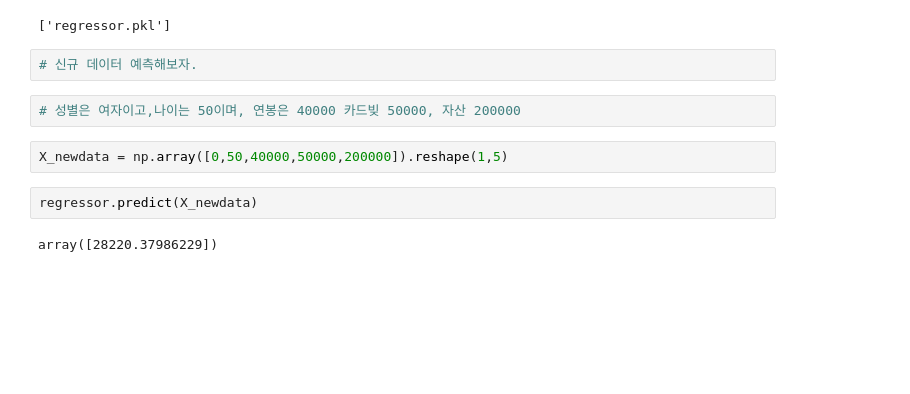
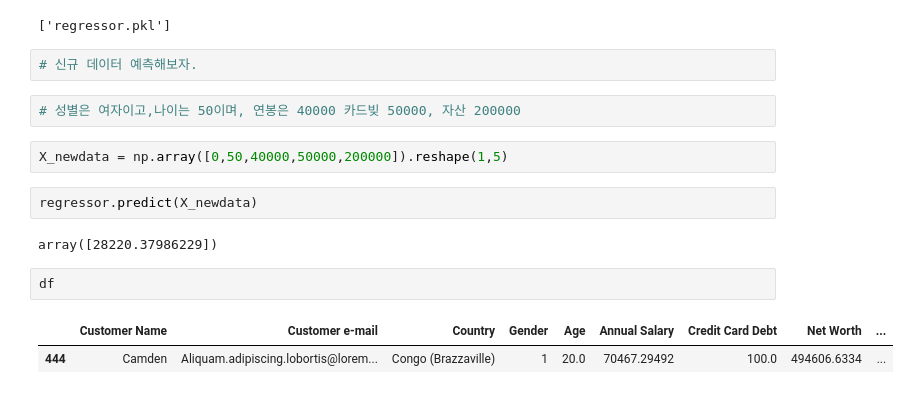
Before and after one commit to JeongUngKim/streamlit_car_price_app, a Jupyter notebook: car_price_app.ipynb, the cells around one changed output. Cells and saved outputs as stored; diff of their text form; blank space fills up the shorter version.

```diff
--- a/car_price_app.ipynb
+++ b/car_price_app.ipynb
@@ -194,3 +194,8 @@ X_newdata = np.array([0,50,40000,50000,200000]).reshape(1,5)
 regressor.predict(X_newdata)
 # %% [output]
 array([28220.37986229])
+# %%
+df
+# %% [output]
+|  | Customer Name | Customer e-mail | Country | Gender | Age | Annual Salary | Credit Card Debt | Net Worth | ... |
+| 444 | Camden | Aliquam.adipiscing.lobortis@lorem... | Congo (Brazzaville) | 1 | 20.0 | 70467.29492 | 100.0 | 494606.6334 | ... |
```
Also changed, not shown: 2 other files.
